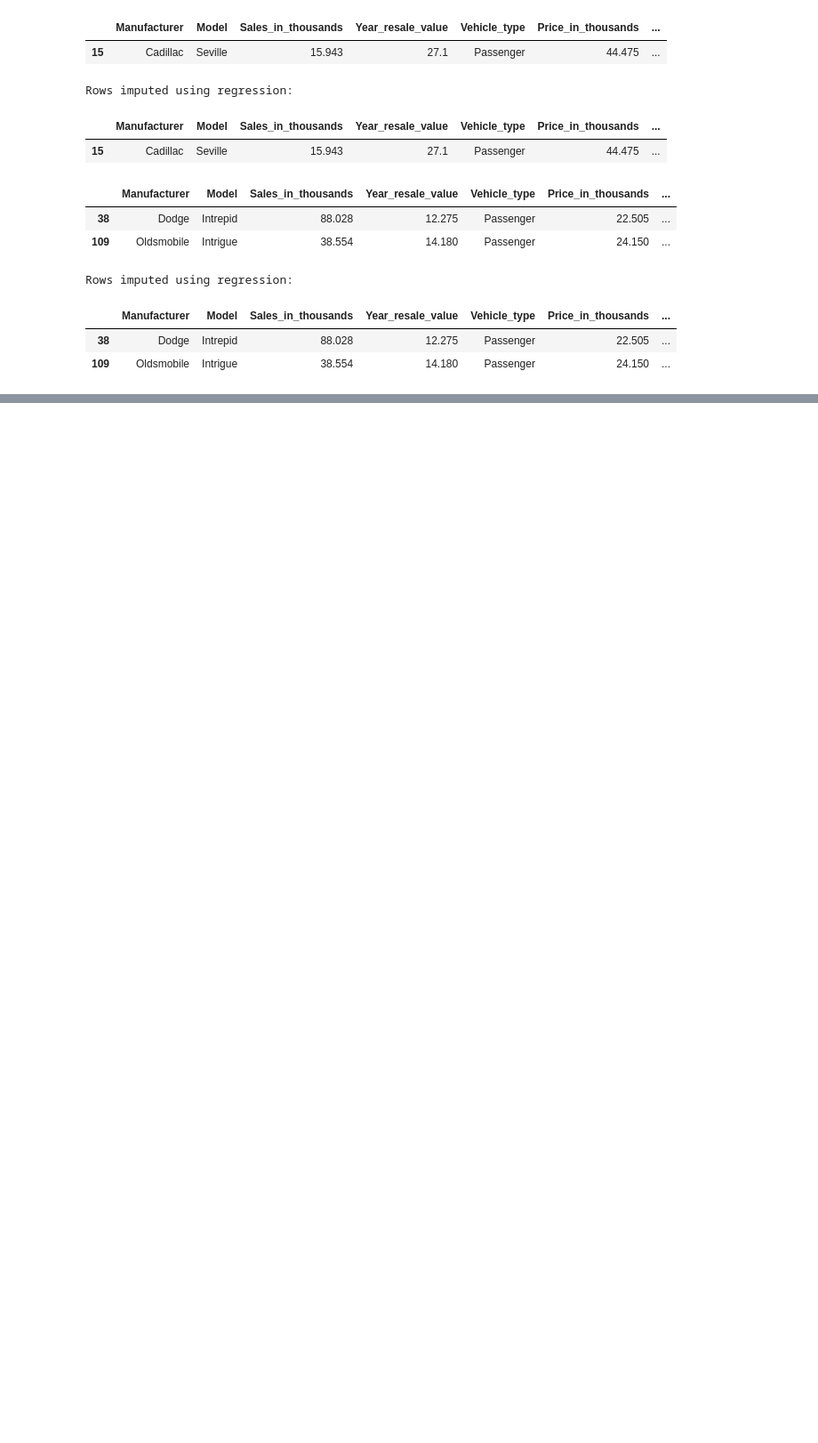
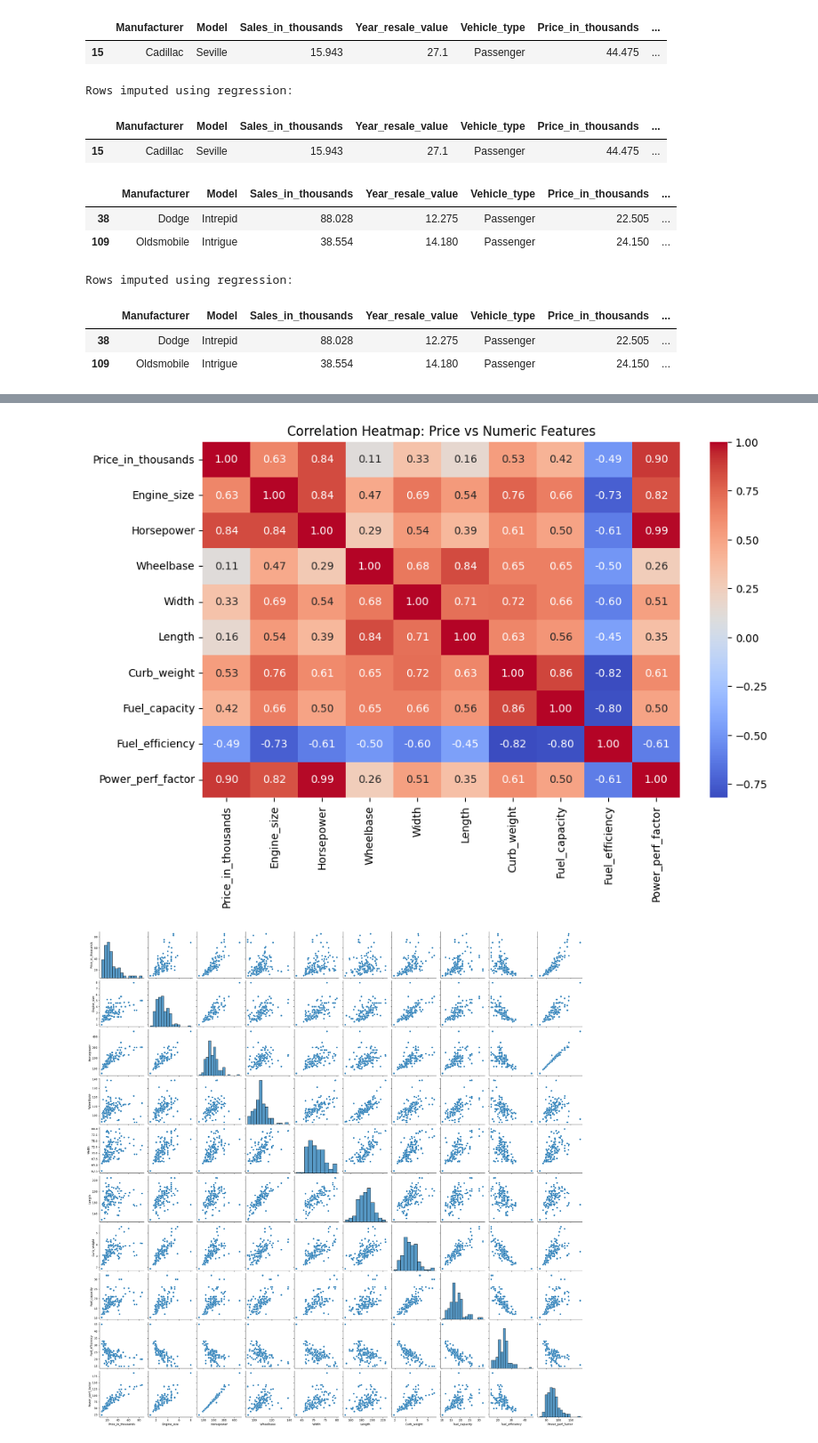
Before and after one commit to bencygv/Project, a Jupyter notebook: notebooks/01_exploration.ipynb, the cells around one changed output, grey strips where cells are left out. Shown at 89% size. Drawn from its saved outputs; the diff is of its cells as text; code cells hidden in the pictures; blank space fills up the shorter version.

```diff
--- a/notebooks/01_exploration.ipynb
+++ b/notebooks/01_exploration.ipynb
@@ -251,0 +357,26 @@ sns.heatmap(df.corr(numeric_only=True), annot=True, cmap="coolwarm", center=0, f
+# %%
+# Price Analysis (Numeric Features)
+# Q 1.1 How strongly are car prices correlated with Horsepower, Engine_size, Curb_weight, Power_perf_factor, Fuel_efficiency and Fuel_capacity
+# Selected numeric features
+selected_num_features = ["Price_in_thousands", "Engine_size", "Horsepower", "Wheelbase", "Width", "Length",
+                         "Curb_weight", "Fuel_capacity", "Fuel_efficiency", "Power_perf_factor"]
+
+# Correlation heatmap
+plt.figure(figsize=(10,6))
+sns.heatmap(df[selected_num_features].corr(), annot=True, cmap="coolwarm", fmt=".2f")
+plt.title("Correlation Heatmap: Price vs Numeric Features")
+plt.show()
+
+# Pairplot for relationships
+sns.pairplot(df[selected_num_features])
+plt.show()
+
+# Scatterplots: each numeric vs Price
+for feature in ["Price_in_thousands", "Engine_size", "Horsepower",
+                "Curb_weight", "Fuel_capacity", "Fuel_efficiency", "Power_perf_factor"]:
+    sns.scatterplot(x=feature, y="Price_in_thousands", data=df)
+    plt.title(f"{feature} vs Price")
+    plt.show()
+# %% [output]
+[figure, added]
+[figure, added]
```
Also changed, not shown: parts of 23 cells of this notebook.
